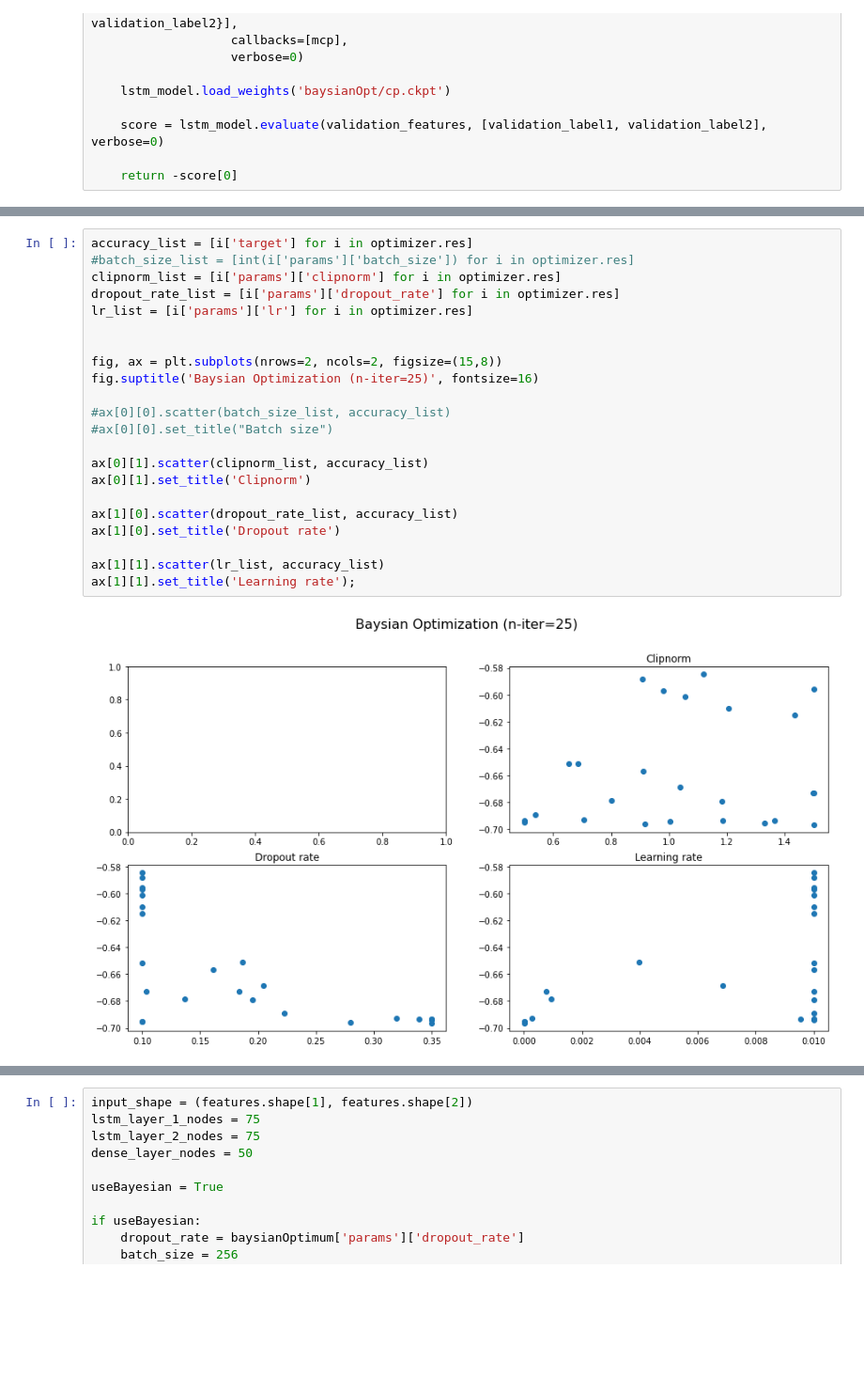
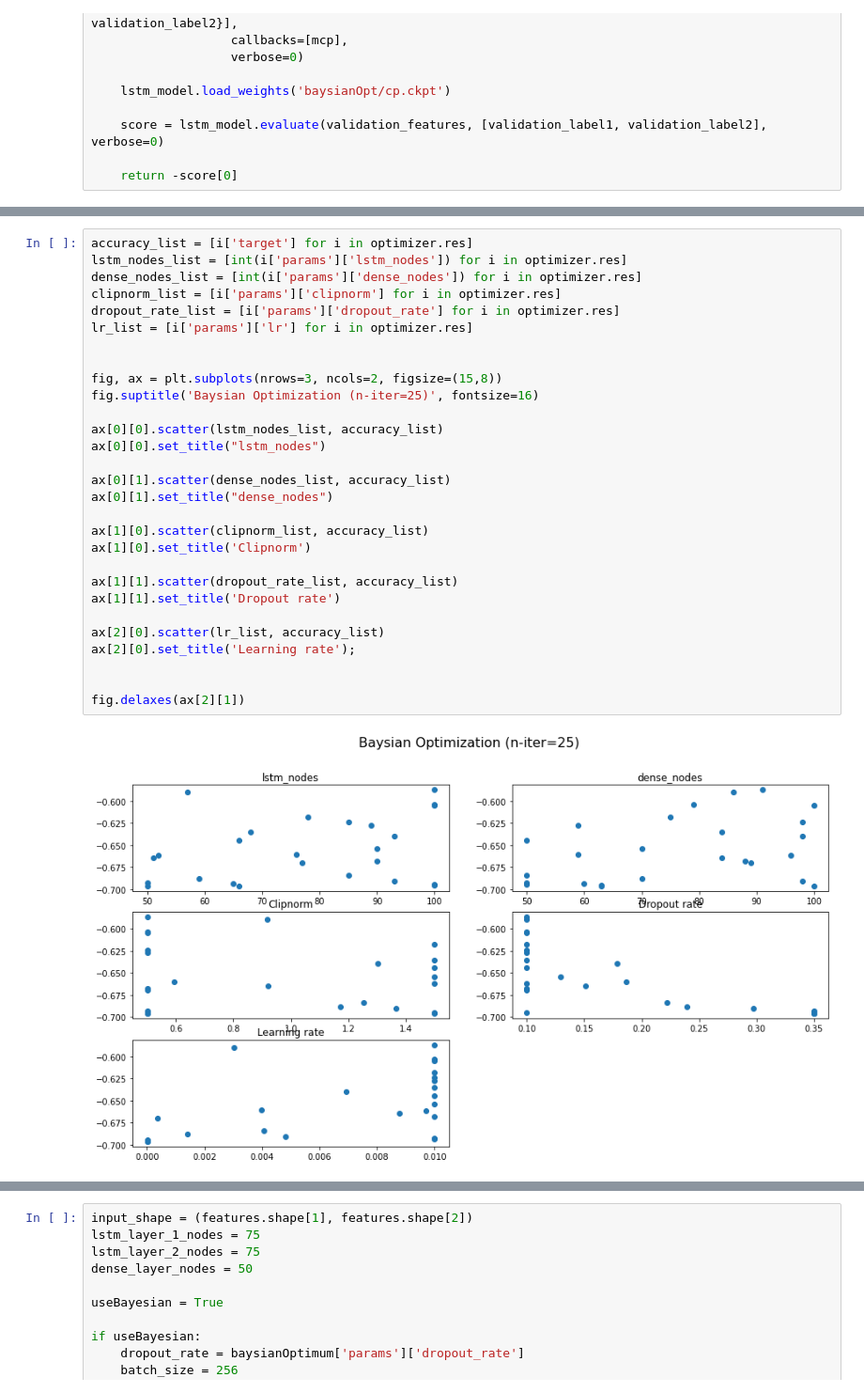
Before and after one commit to Trewitz/Porfolio, a Jupyter notebook: LSTM-Trading algorithm/Predicting Stock indices with LSTM networks.ipynb, the cells around one changed output, grey strips where cells are left out. Shown at 94% size. Drawn from its saved outputs; the diff is of its cells as text; blank space fills up the shorter version.

Commit message:
LSTM update

```diff
--- a/LSTM-Trading algorithm/Predicting Stock indices with LSTM networks.ipynb
+++ b/LSTM-Trading algorithm/Predicting Stock indices with LSTM networks.ipynb
@@ -381,25 +385,32 @@ Elapsed time is 4559.812084197998 seconds.
 # %%
 accuracy_list = [i['target'] for i in optimizer.res]
-#batch_size_list = [int(i['params']['batch_size']) for i in optimizer.res]
+lstm_nodes_list = [int(i['params']['lstm_nodes']) for i in optimizer.res]
+dense_nodes_list = [int(i['params']['dense_nodes']) for i in optimizer.res]
 clipnorm_list = [i['params']['clipnorm'] for i in optimizer.res]
 dropout_rate_list = [i['params']['dropout_rate'] for i in optimizer.res]
 lr_list = [i['params']['lr'] for i in optimizer.res]
 
 
-fig, ax = plt.subplots(nrows=2, ncols=2, figsize=(15,8))
+fig, ax = plt.subplots(nrows=3, ncols=2, figsize=(15,8))
 fig.suptitle('Baysian Optimization (n-iter=25)', fontsize=16)
 
-#ax[0][0].scatter(batch_size_list, accuracy_list)
-#ax[0][0].set_title("Batch size")
+ax[0][0].scatter(lstm_nodes_list, accuracy_list)
+ax[0][0].set_title("lstm_nodes")
 
-ax[0][1].scatter(clipnorm_list, accuracy_list)
-ax[0][1].set_title('Clipnorm')
+ax[0][1].scatter(dense_nodes_list, accuracy_list)
+ax[0][1].set_title("dense_nodes")
 
-ax[1][0].scatter(dropout_rate_list, accuracy_list)
-ax[1][0].set_title('Dropout rate')
+ax[1][0].scatter(clipnorm_list, accuracy_list)
+ax[1][0].set_title('Clipnorm')
 
-ax[1][1].scatter(lr_list, accuracy_list)
-ax[1][1].set_title('Learning rate');
+ax[1][1].scatter(dropout_rate_list, accuracy_list)
+ax[1][1].set_title('Dropout rate')
+
+ax[2][0].scatter(lr_list, accuracy_list)
+ax[2][0].set_title('Learning rate');
+
+
+fig.delaxes(ax[2][1])
 # %% [output]
-[figure, old version]
+[figure, new version]
 # %% [markdown]
```
Also changed, not shown: parts of 7 cells of this notebook.
